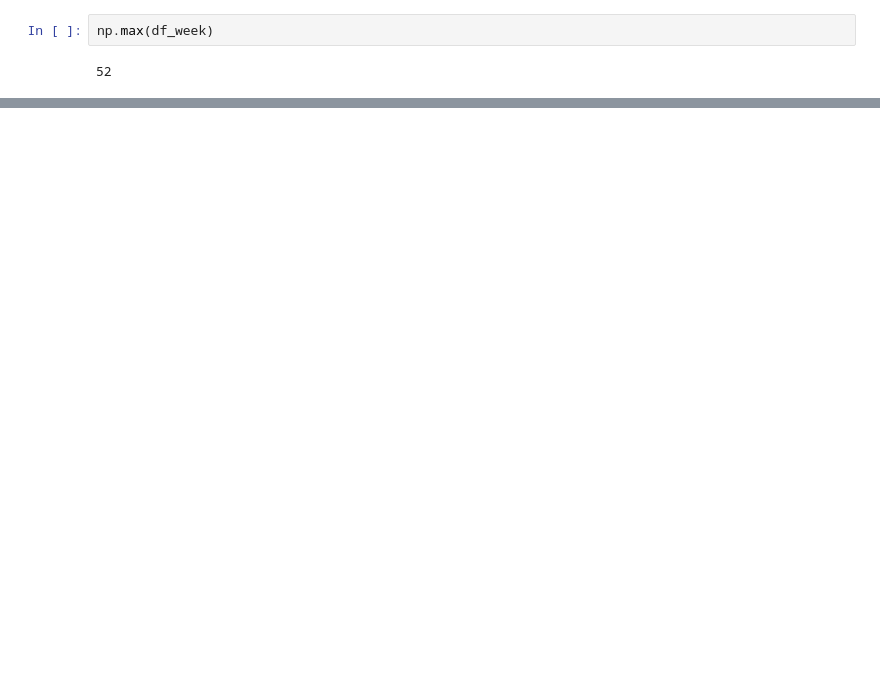
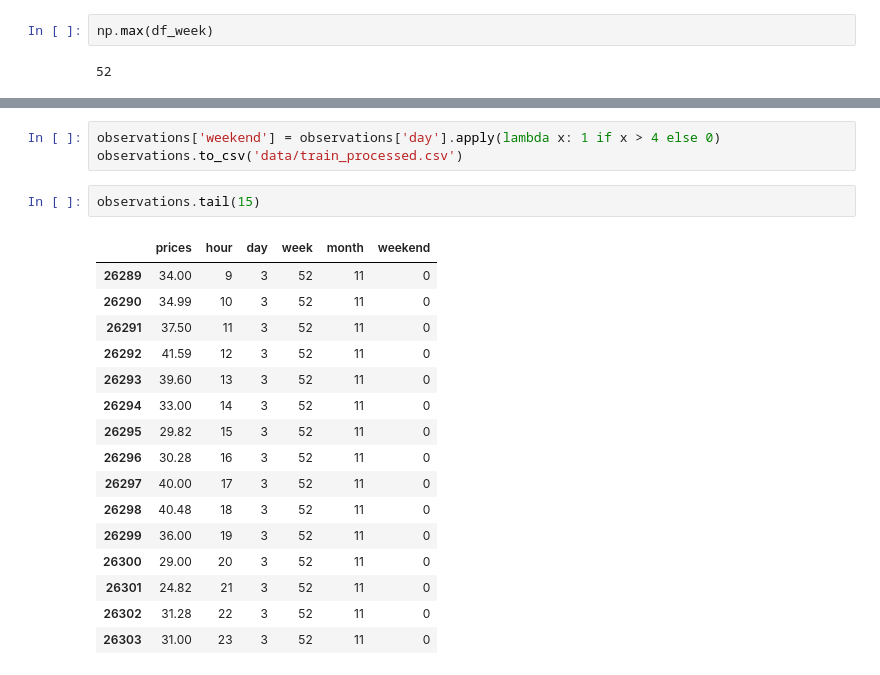
Before and after one commit to martonymous/project_rl, a Jupyter notebook: data_prep.ipynb, the cells around one changed output, grey strips where cells are left out. Saved outputs shown, nothing was run; the diff lists cells and outputs as text; blank space fills up the shorter version.

Commit message:
added weekend variable to processed dataset

```diff
--- a/data_prep.ipynb
+++ b/data_prep.ipynb
@@ -50,0 +49,22 @@ plt.plot(df_prices)
+# %%
+observations['weekend'] = observations['day'].apply(lambda x: 1 if x > 4 else 0)
+observations.to_csv('data/train_processed.csv')
+# %%
+observations.tail(15)
+# %% [output]
+|  | prices | hour | day | week | month | weekend |
+| 26289 | 34.00 | 9 | 3 | 52 | 11 | 0 |
+| 26290 | 34.99 | 10 | 3 | 52 | 11 | 0 |
+| 26291 | 37.50 | 11 | 3 | 52 | 11 | 0 |
+| 26292 | 41.59 | 12 | 3 | 52 | 11 | 0 |
+| 26293 | 39.60 | 13 | 3 | 52 | 11 | 0 |
+| 26294 | 33.00 | 14 | 3 | 52 | 11 | 0 |
+| 26295 | 29.82 | 15 | 3 | 52 | 11 | 0 |
+| 26296 | 30.28 | 16 | 3 | 52 | 11 | 0 |
+| 26297 | 40.00 | 17 | 3 | 52 | 11 | 0 |
+| 26298 | 40.48 | 18 | 3 | 52 | 11 | 0 |
+| 26299 | 36.00 | 19 | 3 | 52 | 11 | 0 |
+| 26300 | 29.00 | 20 | 3 | 52 | 11 | 0 |
+| 26301 | 24.82 | 21 | 3 | 52 | 11 | 0 |
+| 26302 | 31.28 | 22 | 3 | 52 | 11 | 0 |
+| 26303 | 31.00 | 23 | 3 | 52 | 11 | 0 |
```
Also changed, not shown: parts of 2 cells of this notebook.
